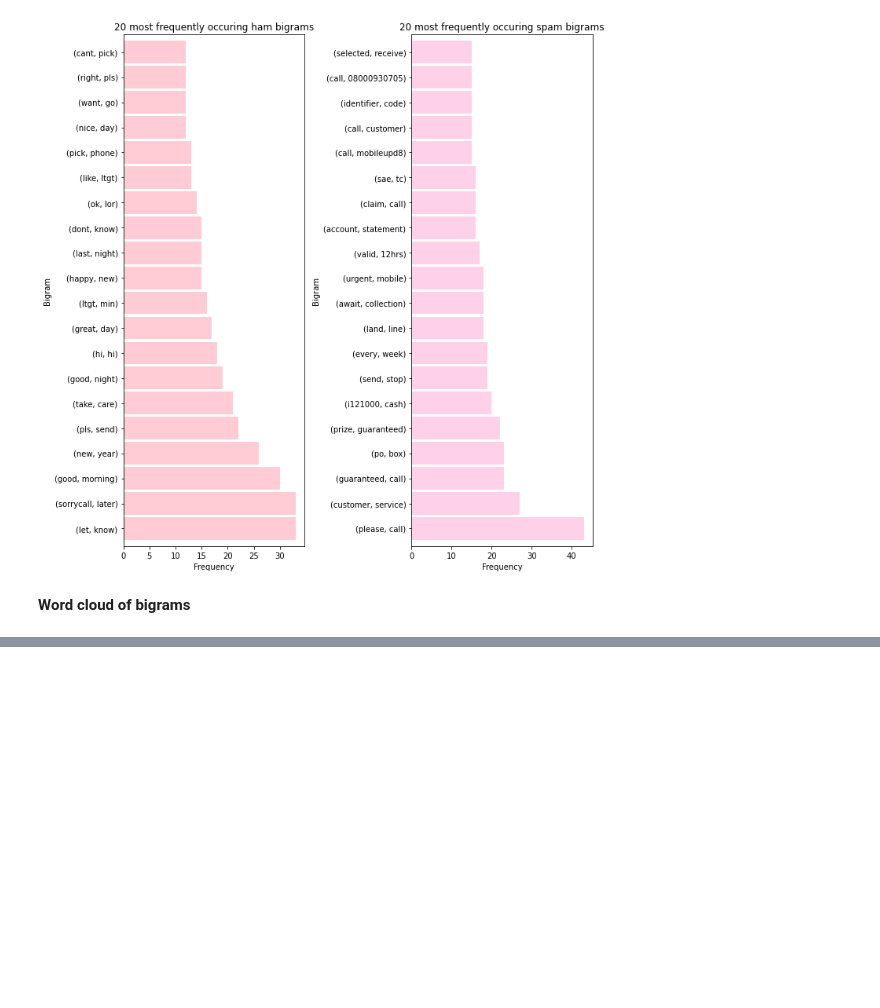
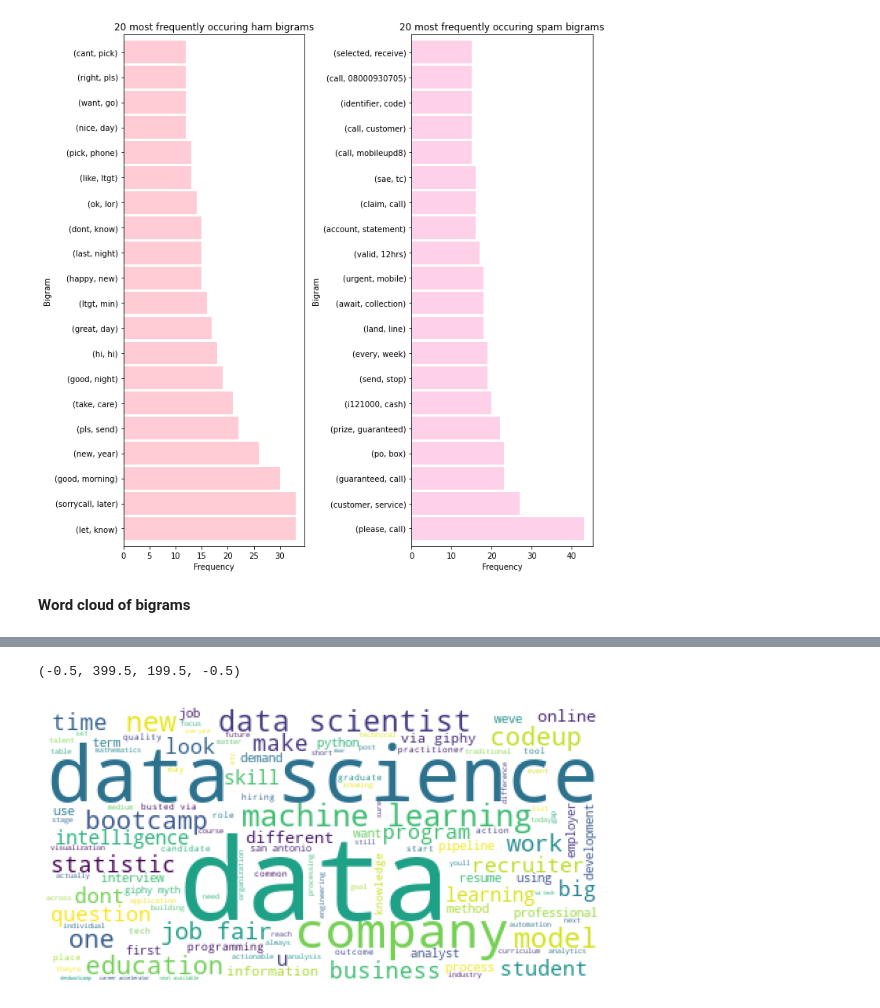
Before and after one commit to matt-c-knight/natural-language-processing-exercises, a Jupyter notebook: explore.ipynb, the cells around one changed output, grey strips where cells are left out. Saved outputs shown, nothing was run; the diff lists cells and outputs as text; code cells hidden in the pictures; blank space fills up the shorter version.

```diff
--- a/explore.ipynb
+++ b/explore.ipynb
@@ -426,0 +592,6 @@ plt.show()
+# %%
+words = [re.sub(r'([^a-z0-9\s]|\s.\s)', '', doc).split() for doc in df.text_filtered]
+
+# column name will be words, and the column will contain lists of the words in each doc
+df = pd.concat([df, pd.DataFrame({'words': words})], axis=1)
+df.head()
@@ -426,0 +614,18 @@ plt.show()
+# %%
+import re
+import unicodedata
+import pandas as pd
+import nltk
+
+ADDITIONAL_STOPWORDS = ['r', 'u', '2', 'ltgt']
+
+def clean(text):
+    'A simple function to cleanup text data'
+    wnl = nltk.stem.WordNetLemmatizer()
+    stopwords = nltk.corpus.stopwords.words('english') + ADDITIONAL_STOPWORDS
+    text = (unicodedata.normalize('NFKD', text)
+             .encode('ascii', 'ignore')
+             .decode('utf-8', 'ignore')
+             .lower())
+    words = re.sub(r'[^\w\s]', '', text).split()
+    return [wnl.lemmatize(word) for word in words if word not in stopwords]
@@ -426,0 +713,13 @@ plt.show()
+# %%
+sentence = " ".join(all_words)
+# %%
+plt.figure(figsize=(10, 8))
+
+img = WordCloud(background_color='white').generate(sentence)
+# WordCloud() produces an image object, which can be displayed with plt.imshow
+plt.imshow(img)
+# axis aren't very useful for a word cloud
+plt.axis('off')
+# %% [output]
+(-0.5, 399.5, 199.5, -0.5)
+[figure, added]
```
Also changed, not shown: parts of 43 cells of this notebook.
